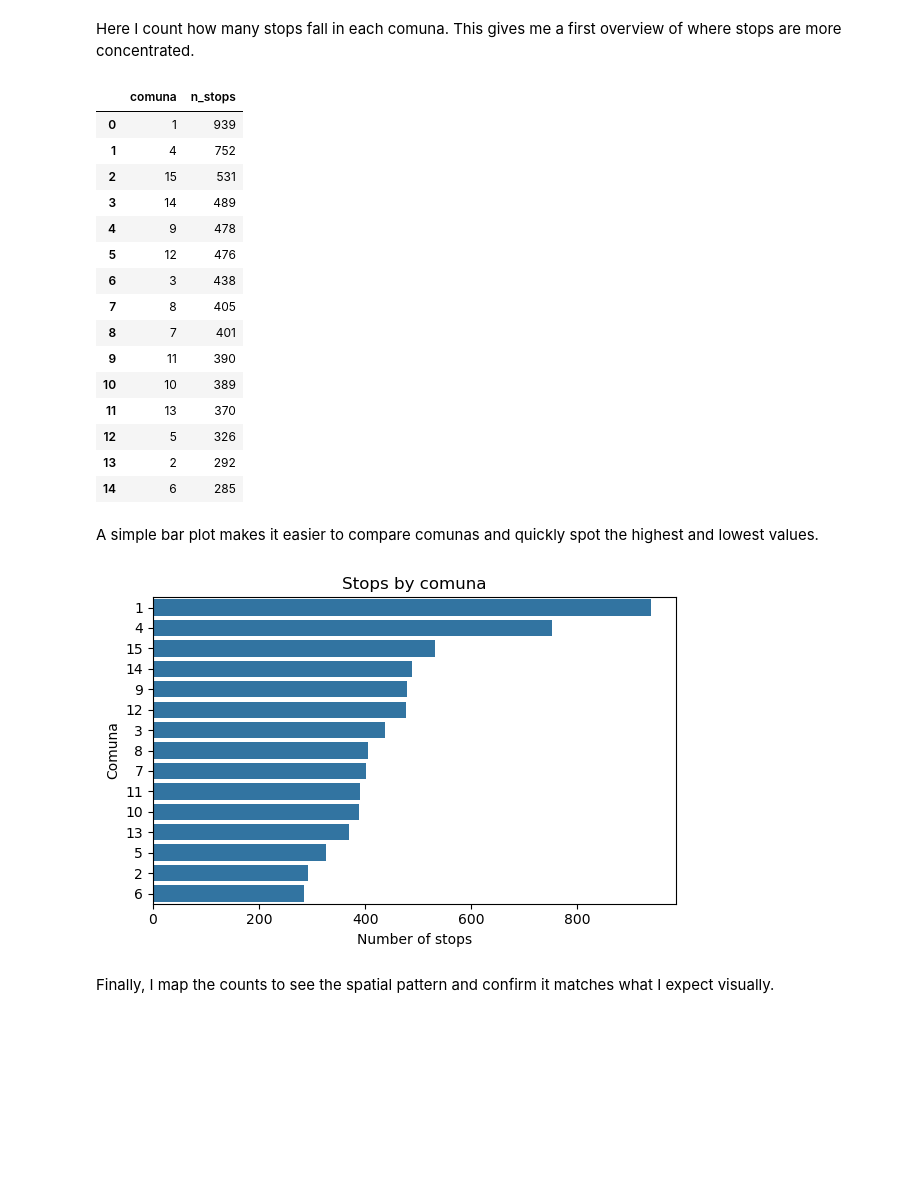
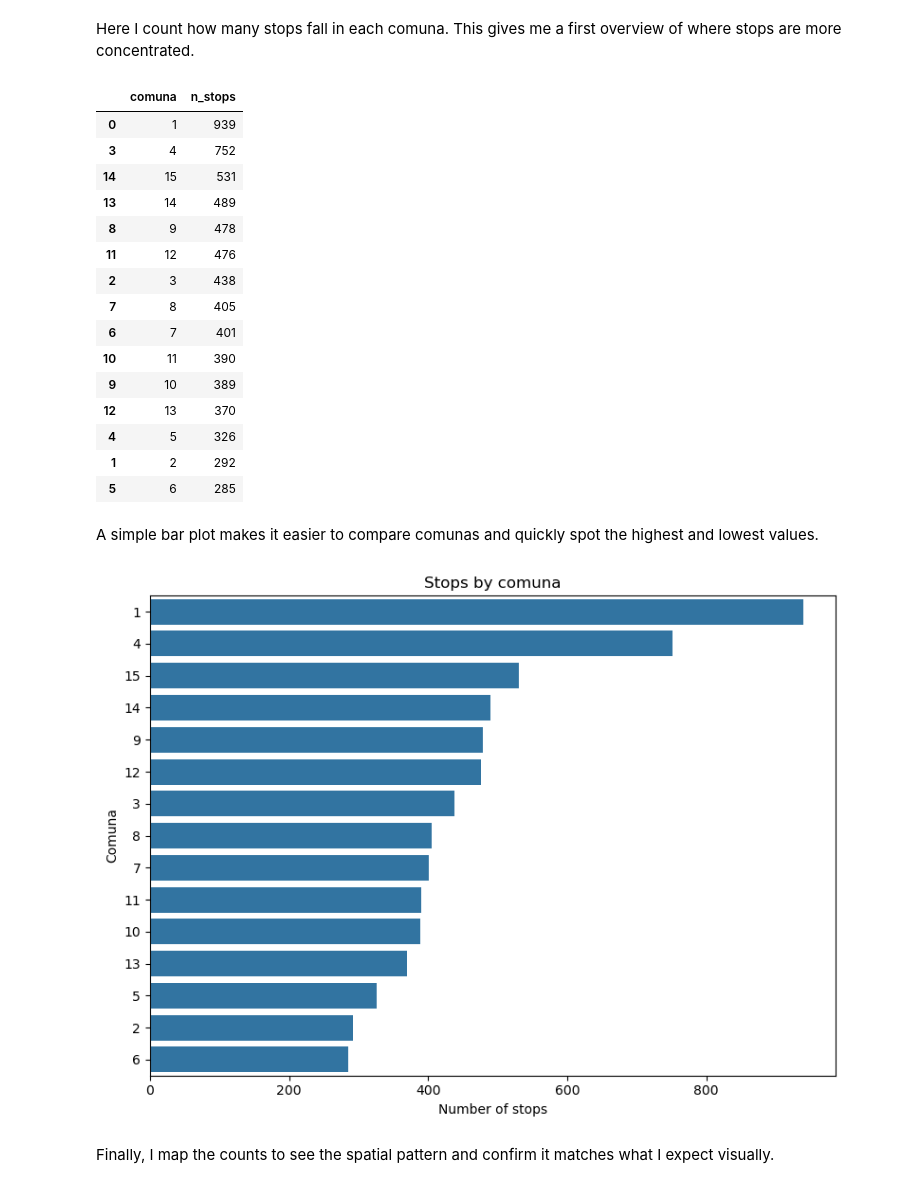
Before and after one commit to FacundoBerthet/caba-public-transport-analysis, a Jupyter notebook: notebooks/02_EDA_bus_stops.ipynb, the cells around one changed output. Cells and saved outputs as stored; diff of their text form; code cells hidden in the pictures; blank space fills up the shorter version.

Commit message:
density by comuna and barrio

```diff
--- a/notebooks/02_EDA_bus_stops.ipynb
+++ b/notebooks/02_EDA_bus_stops.ipynb
@@ -173,39 +173,43 @@ The dataset also matches the official reference counts (15 comunas and 48 barrio
 # %% [markdown]
 Here I count how many stops fall in each comuna. This gives me a first overview of where stops are more concentrated.
 # %%
-stops_by_comuna = stops.groupby("comuna").size().sort_values(ascending=False).rename("n_stops").reset_index()
-stops_by_comuna
+stops_by_comuna = stops.groupby("comuna").size().rename("n_stops").reset_index()
+comunas = comunas.merge(stops_by_comuna, on="comuna", how="left")
+comunas["n_stops"] = comunas["n_stops"].fillna(0)
+
+comunas[["comuna","n_stops"]].sort_values(by="n_stops", ascending=False)
 # %% [output]
 |  | comuna | n_stops |
 | 0 | 1 | 939 |
-| 1 | 4 | 752 |
-| 2 | 15 | 531 |
-| 3 | 14 | 489 |
-| 4 | 9 | 478 |
-| 5 | 12 | 476 |
-| 6 | 3 | 438 |
+| 3 | 4 | 752 |
+| 14 | 15 | 531 |
+| 13 | 14 | 489 |
+| 8 | 9 | 478 |
+| 11 | 12 | 476 |
+| 2 | 3 | 438 |
 | 7 | 8 | 405 |
-| 8 | 7 | 401 |
-| 9 | 11 | 390 |
-| 10 | 10 | 389 |
-| 11 | 13 | 370 |
-| 12 | 5 | 326 |
-| 13 | 2 | 292 |
-| 14 | 6 | 285 |
+| 6 | 7 | 401 |
+| 10 | 11 | 390 |
+| 9 | 10 | 389 |
+| 12 | 13 | 370 |
+| 4 | 5 | 326 |
+| 1 | 2 | 292 |
+| 5 | 6 | 285 |
 # %% [markdown]
 A simple bar plot makes it easier to compare comunas and quickly spot the highest and lowest values.
 # %%
-stops_by_comuna_plot = stops_by_comuna.copy()
-stops_by_comuna_plot["comuna"] = stops_by_comuna_plot["comuna"].astype(str)
+comuna_plot = comunas.copy().sort_values(by="n_stops", ascending=False)
+comuna_plot["comuna"] = comuna_plot["comuna"].astype(str)
 
-plt.figure(figsize=(6, 4))
-sns.barplot(data=stops_by_comuna_plot,x="n_stops",y="comuna")
+fig, ax = plt.subplots(figsize=(8,6))
+
+sns.barplot(ax=ax, data=comuna_plot, x="n_stops", y="comuna")
 plt.title("Stops by comuna")
 plt.xlabel("Number of stops")
 plt.ylabel("Comuna")
 plt.tight_layout()
 # %% [output]
-[figure, old version]
+[figure, new version]
 # %% [markdown]
 Finally, I map the counts to see the spatial pattern and confirm it matches what I expect visually.
 # %%
```
Also changed, not shown: parts of 23 cells of this notebook.
